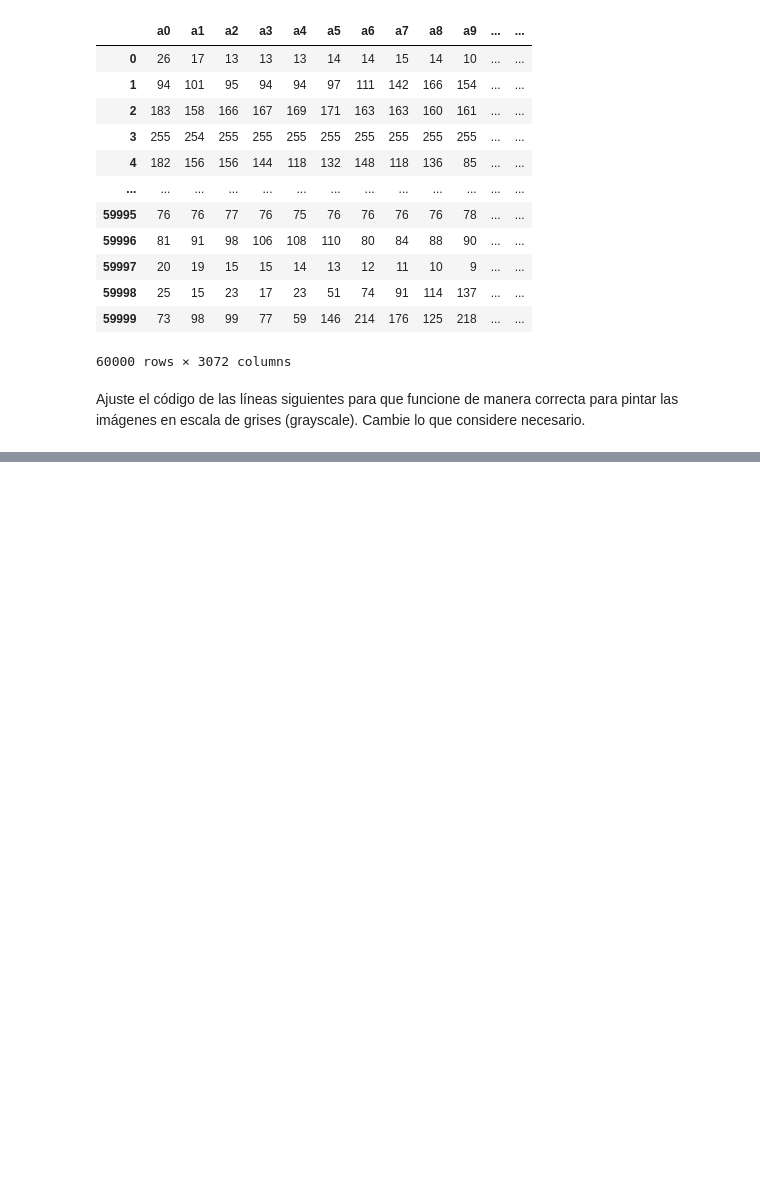
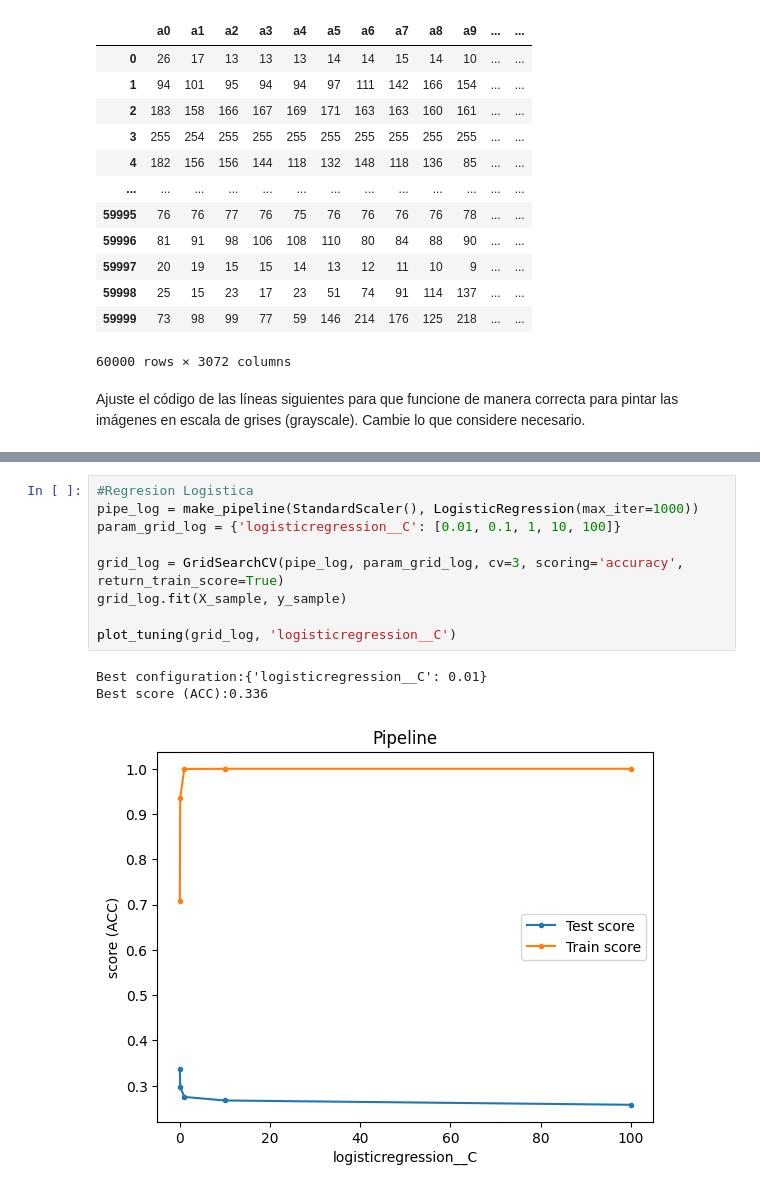
Before and after one commit to StefanoImanol/pc22025I, a Jupyter notebook: 2dapc_ia_2025I_v1_0.ipynb, the cells around one changed output, grey strips where cells are left out. Saved outputs shown, nothing was run; the diff lists cells and outputs as text; blank space fills up the shorter version.

```diff
--- a/2dapc_ia_2025I_v1_0.ipynb
+++ b/2dapc_ia_2025I_v1_0.ipynb
@@ -391,0 +384,13 @@ SVM Lineal: Accuracy promedio = 0.3080, Desviación estándar = 0.0049
+# %%
+#Regresion Logistica
+pipe_log = make_pipeline(StandardScaler(), LogisticRegression(max_iter=1000))
+param_grid_log = {'logisticregression__C': [0.01, 0.1, 1, 10, 100]}
+
+grid_log = GridSearchCV(pipe_log, param_grid_log, cv=3, scoring='accuracy', return_train_score=True)
+grid_log.fit(X_sample, y_sample)
+
+plot_tuning(grid_log, 'logisticregression__C')
+# %% [output]
+Best configuration:{'logisticregression__C': 0.01}
+Best score (ACC):0.336
+[figure, added]
```
Also changed, not shown: parts of 19 cells of this notebook.
